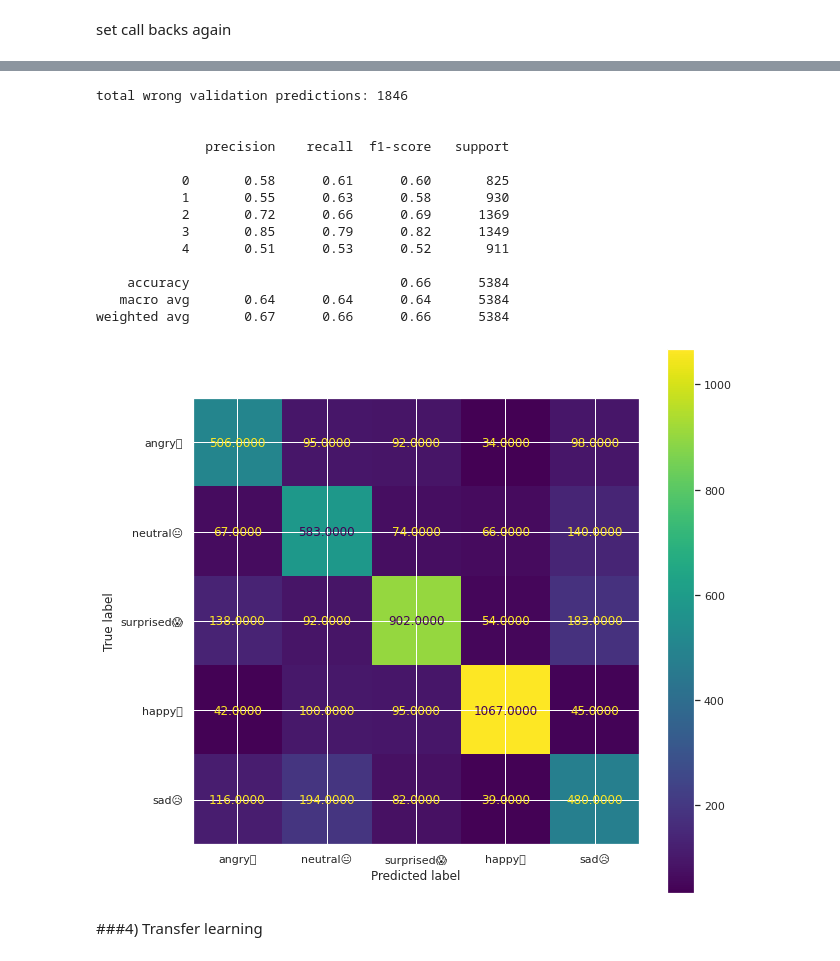
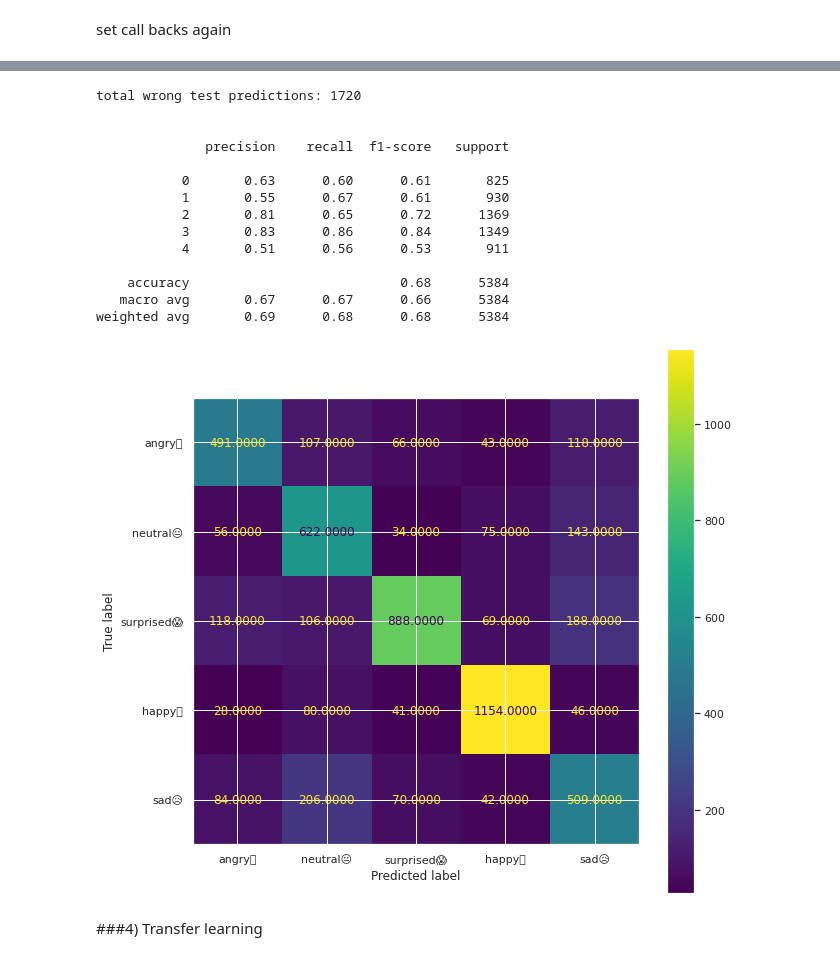
Before and after one commit to Gyeong-Hyeon/AI_Project, a Jupyter notebook: Section4/Facial_emotion_recognition.ipynb, the cells around one changed output, grey strips where cells are left out. Drawn from its saved outputs; the diff is of its cells as text; code cells hidden in the pictures.

```diff
--- a/Section4/Facial_emotion_recognition.ipynb
+++ b/Section4/Facial_emotion_recognition.ipynb
@@ -544,7 +540,7 @@ history = model.fit_generator(
     train_datagen.flow(X_train, y_train, batch_size=batch_size),
     validation_data=(X_val, y_val),
     steps_per_epoch=len(X_train) / batch_size,
-    epochs=200,
+    epochs=100,
     callbacks=callbacks,
     use_multiprocessing=True
 )
@@ -745,8 +854,8 @@ history = model.fit(
     y=y_train_lstm,
     validation_data=(X_val_lstm, y_val_lstm),
     batch_size=batch_size,
-    epochs=200,
-    callbacks=callbacks,
+    epochs=100,
+    callbacks=lr_scheduler,
     use_multiprocessing=True
 )
 # %% [output]
@@ -789,30 +904,30 @@ plt.show()
 # %%
-yhat_valid = np.argmax(model.predict(X_test_lstm), axis=-1)
+yhat_test = np.argmax(model.predict(X_test_lstm), axis=-1)
 
-cm = confusion_matrix(np.argmax(y_test, axis=1), yhat_valid)
+cm = confusion_matrix(np.argmax(y_test_lstm, axis=1), yhat_test)
 disp = ConfusionMatrixDisplay(confusion_matrix=cm, display_labels=list(label.values()))
 fig, ax = plt.subplots(figsize=(10, 10))
 disp.plot(include_values=True, values_format='.4f', ax=ax)
 plt.savefig("confusion_matrix_lstm.png")
 
-print(f'total wrong validation predictions: {np.sum(np.argmax(y_test, axis=1) != yhat_valid)}\n\n')
-print(classification_report(np.argmax(y_test, axis=1), yhat_valid))
+print(f'total wrong test predictions: {np.sum(np.argmax(y_test_lstm, axis=1) != yhat_test)}\n\n')
+print(classification_report(np.argmax(y_test_lstm, axis=1), yhat_test))
 # %% [output]
-total wrong validation predictions: 1846
+total wrong test predictions: 1720
 
 
               precision    recall  f1-score   support
 
-           0       0.58      0.61      0.60       825
-           1       0.55      0.63      0.58       930
-           2       0.72      0.66      0.69      1369
-           3       0.85      0.79      0.82      1349
-           4       0.51      0.53      0.52       911
+           0       0.63      0.60      0.61       825
+           1       0.55      0.67      0.61       930
+           2       0.81      0.65      0.72      1369
+           3       0.83      0.86      0.84      1349
+           4       0.51      0.56      0.53       911
 
-    accuracy                           0.66      5384
-   macro avg       0.64      0.64      0.64      5384
-weighted avg       0.67      0.66      0.66      5384
+    accuracy                           0.68      5384
+   macro avg       0.67      0.67      0.66      5384
+weighted avg       0.69      0.68      0.68      5384
-[figure, old version]
+[figure, new version]
 # %% [markdown]
 ###4) Transfer learning
 # %% [markdown]
```
Also changed, not shown: parts of 39 cells of this notebook.
